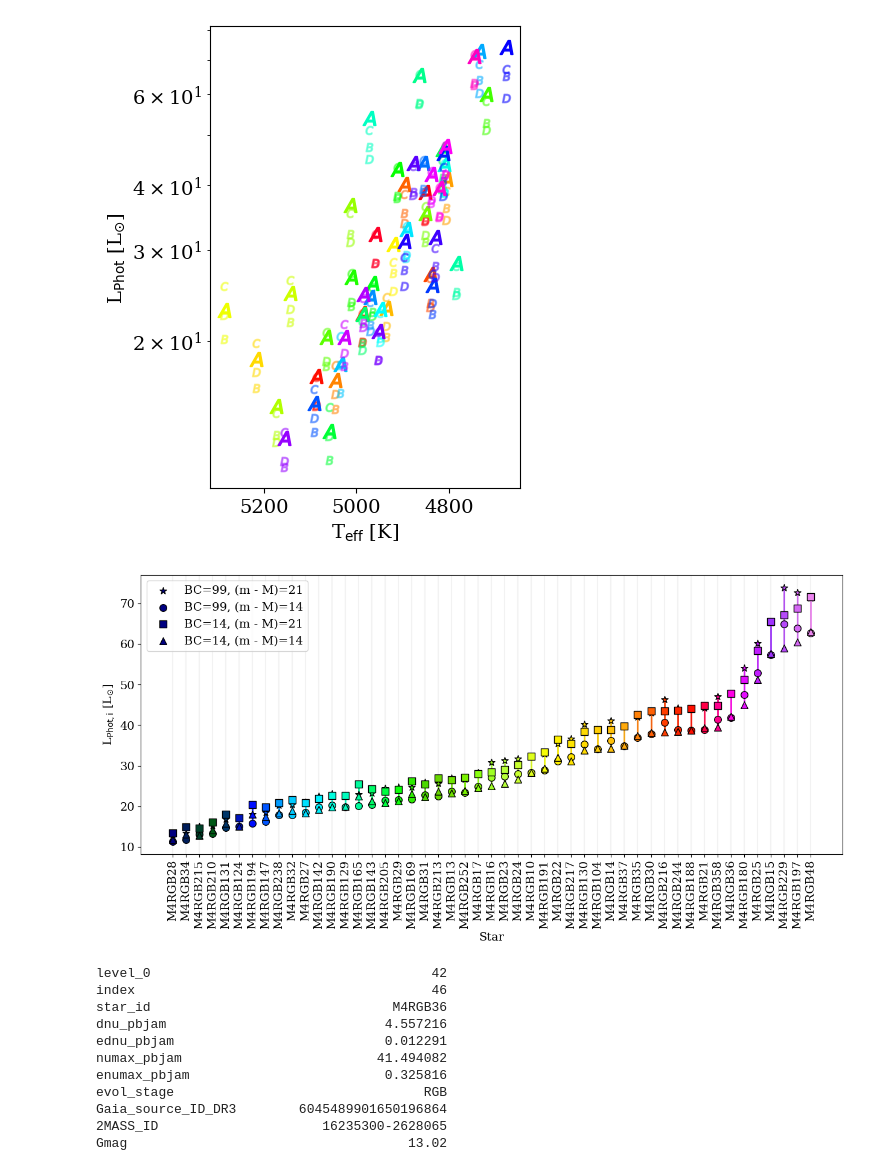
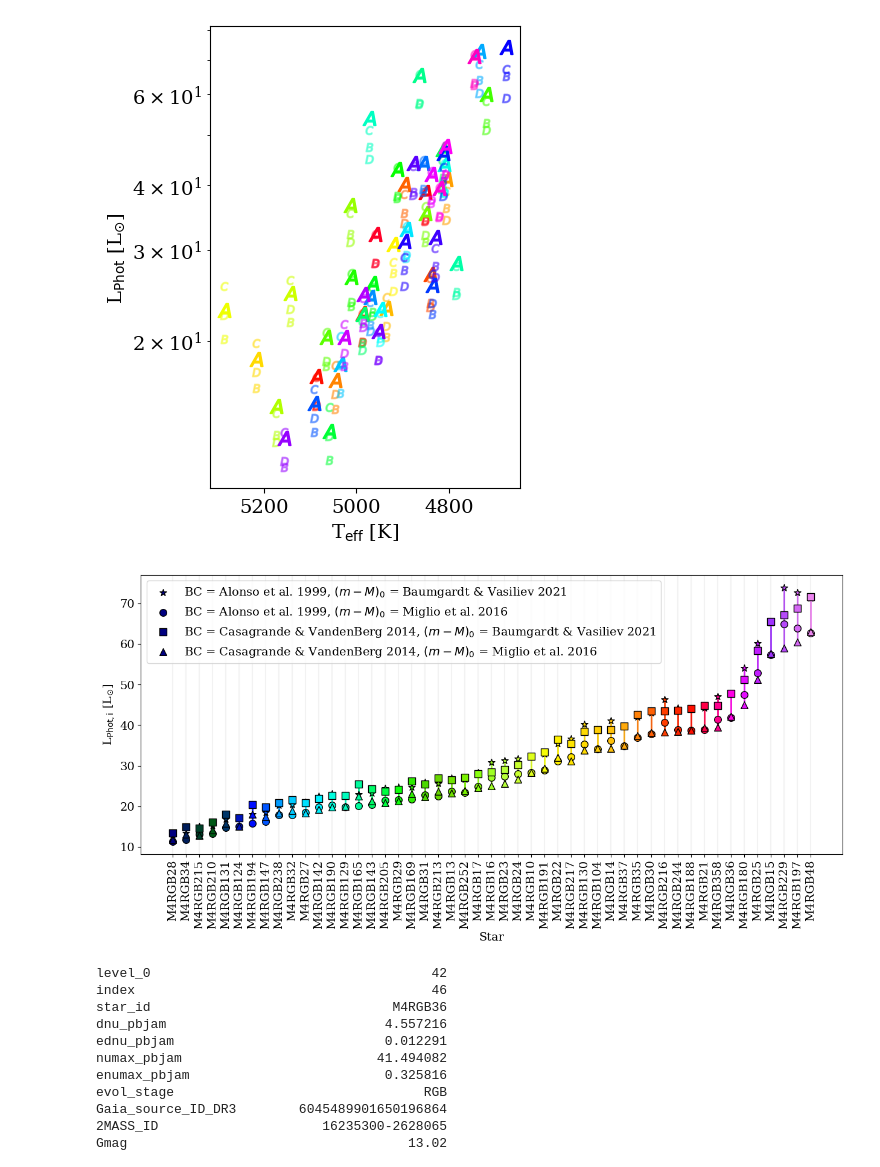
Before and after one commit to ehatt98/M4-hierarchical, a Jupyter notebook: notebooks/checks/bolometric-corrections.ipynb, the cells around one changed output. Drawn from its saved outputs; the diff is of its cells as text; code cells hidden in the pictures.

```diff
--- a/notebooks/checks/bolometric-corrections.ipynb
+++ b/notebooks/checks/bolometric-corrections.ipynb
@@ -92,7 +104,7 @@ fig = plt.figure(figsize = (15, 6))
 ax = plt.gca()
 colors = cm.gist_ncar(np.linspace(0, 0.9, len(cross)))
 markers = ['*', 'o', 's', '^']
-labels = ['BC=99, (m - M)=21', 'BC=99, (m - M)=14', 'BC=14, (m - M)=21', 'BC=14, (m - M)=14']
+labels = [r'BC = Alonso et al. 1999, $(m-M)_{0}$ = Baumgardt & Vasiliev 2021', 'BC = Alonso et al. 1999, $(m-M)_{0}$ = Miglio et al. 2016', 'BC = Casagrande & VandenBerg 2014, $(m-M)_{0}$ = Baumgardt & Vasiliev 2021', 'BC = Casagrande & VandenBerg 2014, $(m-M)_{0}$ = Miglio et al. 2016']
 
 cross['LPhot_caseA'] = caseA
 cross['LPhot_caseB'] = caseB
@@ -101,34 +113,34 @@ cross['LPhot_caseD'] = caseD
 
 cross['min_L'] = cross[['LPhot_caseA', 'LPhot_caseB', 'LPhot_caseC', 'LPhot_caseD']].min(axis = 1)
 
 cross = cross.sort_values(by='min_L').reset_index()
 for i in range(len(cross)):
     ID = cross.loc[i, 'star_id']
     color = colors[i]
     cases = np.array([cross['LPhot_caseA'].loc[i], cross['LPhot_caseB'].loc[i], cross['LPhot_caseC'].loc[i], cross['LPhot_caseD'].loc[i]])
 
     min_y = np.min(cases)
     max_y =  np.max(cases)
 
     plt.vlines(ID, ymin = min_y, ymax = max_y, color = color, zorder = 0, linewidth = 2)
 
     for j in range(len(cases)):
         if i == 0:
             label = labels[j]
         else:
             label = None
         plt.scatter(ID, cases[j], marker = markers[j], color = color, edgecolor = 'black', zorder = 100, s = 70, label = label)
 
     plt.axvline(ID, color = 'grey', alpha = 0.1)
 
 plt.legend()
 plt.xticks(rotation=90)
 plt.xlabel('Star')
 plt.ylabel(r'L$_{\mathrm{Phot, i}}$ [L$_{\odot}$]')
 plt.savefig('../../figs/luminosity-comparison.png', bbox_inches = 'tight', dpi = 150)
 plt.show()
 # %% [output]
-[figure, old version]
+[figure, new version]
 # %%
 
 
```
Also changed, not shown: parts of 4 cells of this notebook, 3 other files.
